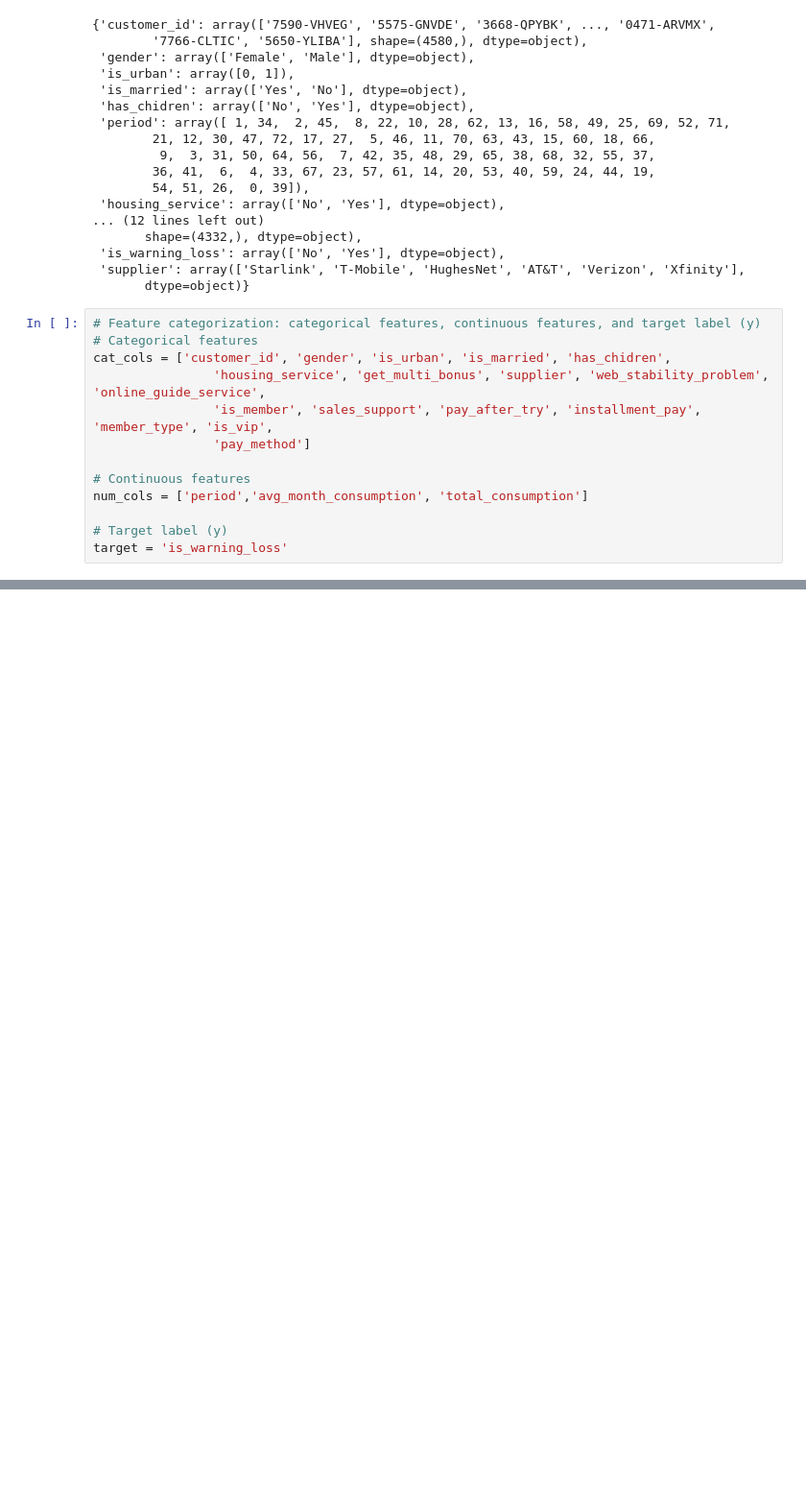
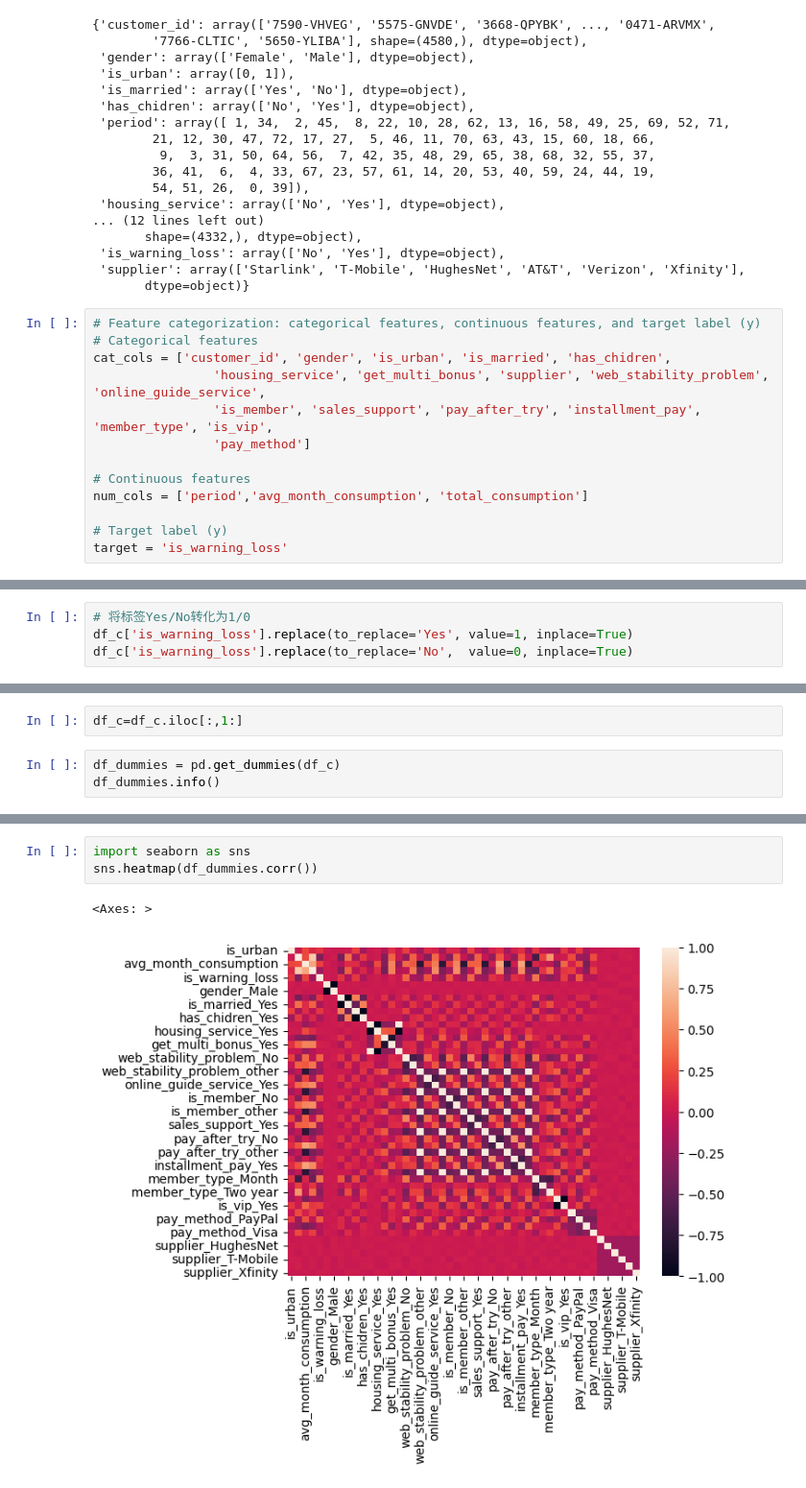
Before and after one commit to tianzq13184/ecommerce-churn-analysis, a Jupyter notebook: notebooks/eda.ipynb, the cells around one changed output, grey strips where cells are left out. Shown: that part at 96% size. Saved outputs shown, nothing was run; the diff lists cells and outputs as text; blank space fills up the shorter version.

```diff
--- a/notebooks/eda.ipynb
+++ b/notebooks/eda.ipynb
@@ -91,0 +338,4 @@ target = 'is_warning_loss'
+# %%
+# 将标签Yes/No转化为1/0
+df_c['is_warning_loss'].replace(to_replace='Yes', value=1, inplace=True)
+df_c['is_warning_loss'].replace(to_replace='No',  value=0, inplace=True)
@@ -91,0 +357,5 @@ target = 'is_warning_loss'
+# %%
+df_c=df_c.iloc[:,1:]
+# %%
+df_dummies = pd.get_dummies(df_c)
+df_dummies.info()
@@ -91,0 +380,6 @@ target = 'is_warning_loss'
+# %%
+import seaborn as sns
+sns.heatmap(df_dummies.corr())
+# %% [output]
+<Axes: >
+[figure, added]
```
Also changed, not shown: parts of 36 cells of this notebook, 1 other file.
